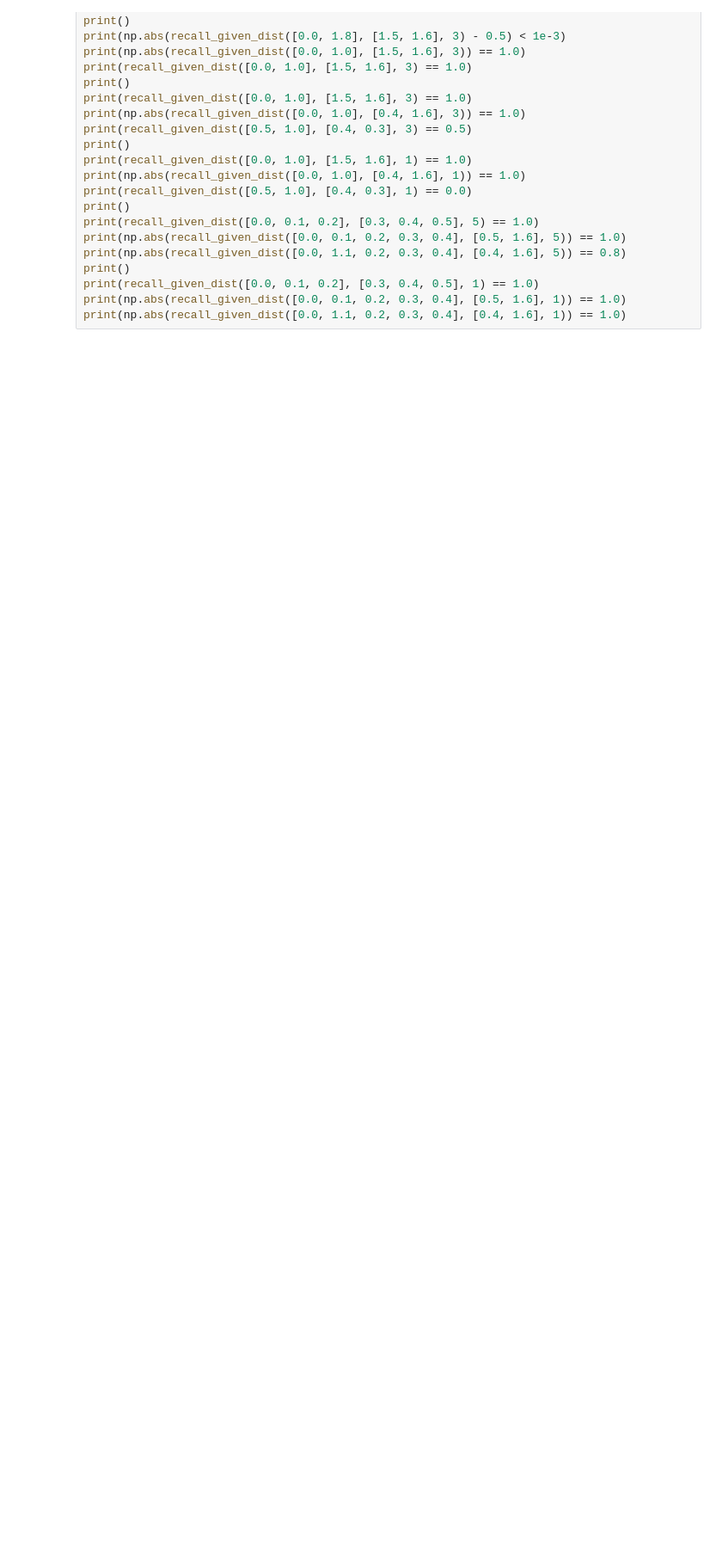
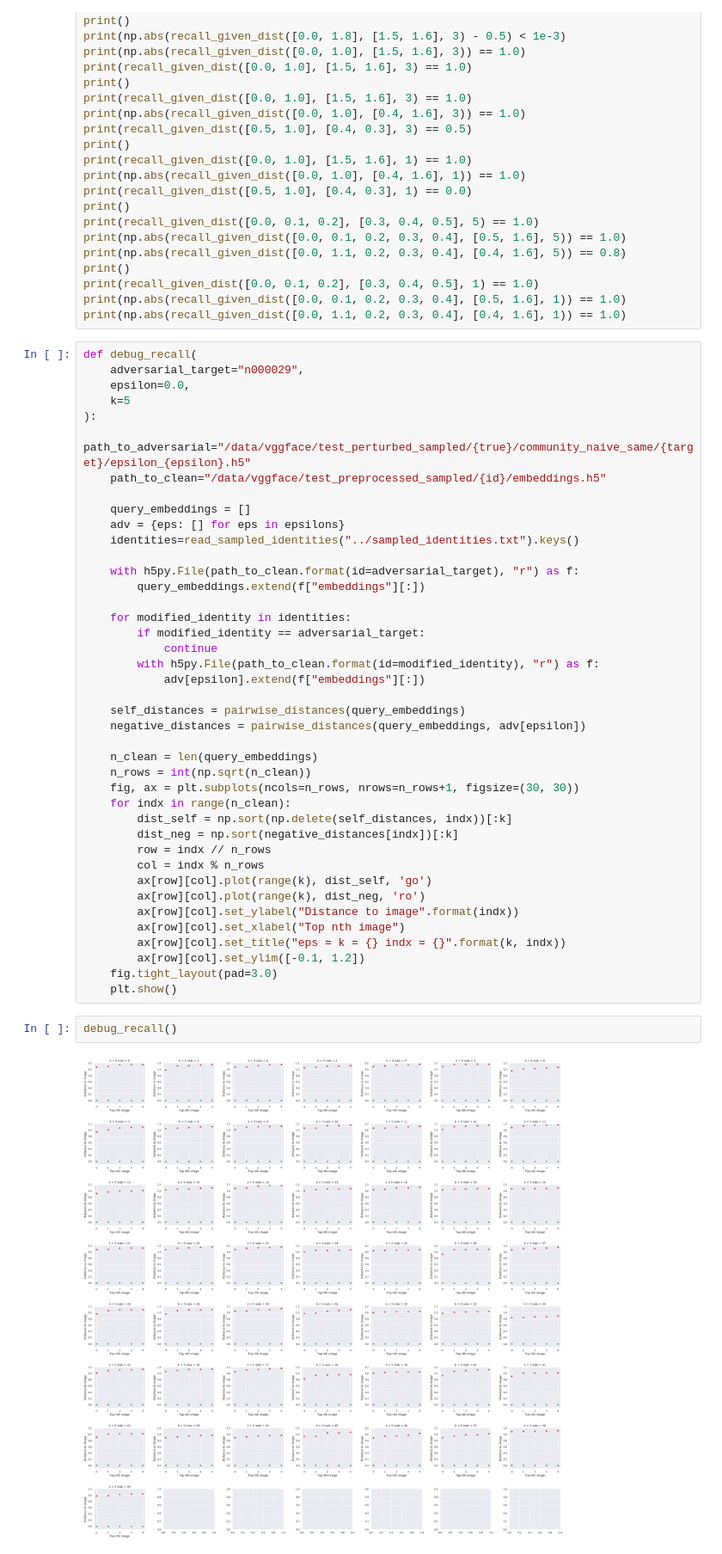
Before and after one commit to psturmfels/adversarial_faces, a Jupyter notebook: notebooks/recall_community_naive_same.ipynb, the cells around one changed output. Shown: that part at 86% size. Saved outputs shown, nothing was run; the diff lists cells and outputs as text; blank space fills up the shorter version.

```diff
--- a/notebooks/recall_community_naive_same.ipynb
+++ b/notebooks/recall_community_naive_same.ipynb
@@ -183,3 +184,48 @@ print()
 print(recall_given_dist([0.0, 0.1, 0.2], [0.3, 0.4, 0.5], 1) == 1.0)
 print(np.abs(recall_given_dist([0.0, 0.1, 0.2, 0.3, 0.4], [0.5, 1.6], 1)) == 1.0)
 print(np.abs(recall_given_dist([0.0, 1.1, 0.2, 0.3, 0.4], [0.4, 1.6], 1)) == 1.0)
+# %%
+def debug_recall(
+    adversarial_target="n000029",
+    epsilon=0.0,
+    k=5
+):
+    path_to_adversarial="/data/vggface/test_perturbed_sampled/{true}/community_naive_same/{target}/epsilon_{epsilon}.h5"
+    path_to_clean="/data/vggface/test_preprocessed_sampled/{id}/embeddings.h5"
+
+    query_embeddings = []
+    adv = {eps: [] for eps in epsilons}
+    identities=read_sampled_identities("../sampled_identities.txt").keys()
+
+    with h5py.File(path_to_clean.format(id=adversarial_target), "r") as f:
+        query_embeddings.extend(f["embeddings"][:])
+
+    for modified_identity in identities:
+        if modified_identity == adversarial_target:
+            continue
+        with h5py.File(path_to_clean.format(id=modified_identity), "r") as f:
+            adv[epsilon].extend(f["embeddings"][:])
+
+    self_distances = pairwise_distances(query_embeddings)
+    negative_distances = pairwise_distances(query_embeddings, adv[epsilon])
+
+    n_clean = len(query_embeddings)
+    n_rows = int(np.sqrt(n_clean))
+    fig, ax = plt.subplots(ncols=n_rows, nrows=n_rows+1, figsize=(30, 30))
+    for indx in range(n_clean):
+        dist_self = np.sort(np.delete(self_distances, indx))[:k]
+        dist_neg = np.sort(negative_distances[indx])[:k]
+        row = indx // n_rows
+        col = indx % n_rows
+        ax[row][col].plot(range(k), dist_self, 'go')
+        ax[row][col].plot(range(k), dist_neg, 'ro')
+        ax[row][col].set_ylabel("Distance to image".format(indx))
+        ax[row][col].set_xlabel("Top nth image")
+        ax[row][col].set_title("eps = k = {} indx = {}".format(k, indx))
+        ax[row][col].set_ylim([-0.1, 1.2])
+    fig.tight_layout(pad=3.0)
+    plt.show()
+# %%
+debug_recall()
+# %% [output]
+[figure, added]
```
Also changed, not shown: parts of 14 cells of this notebook.
